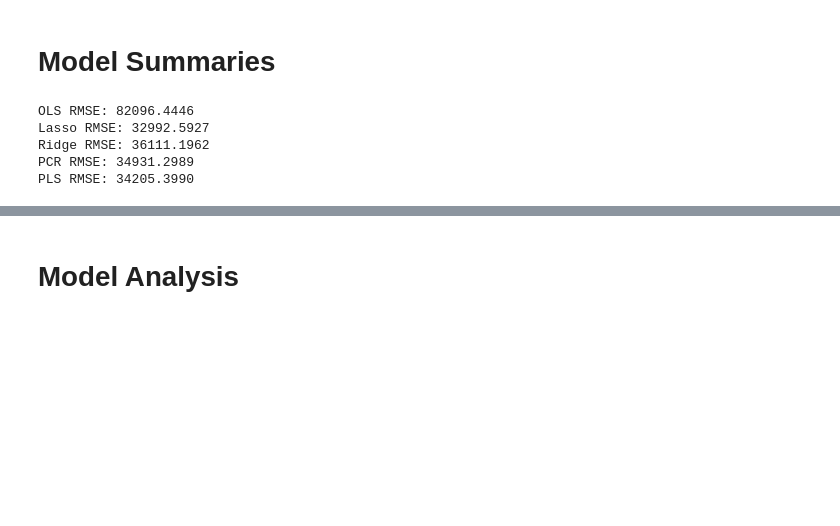
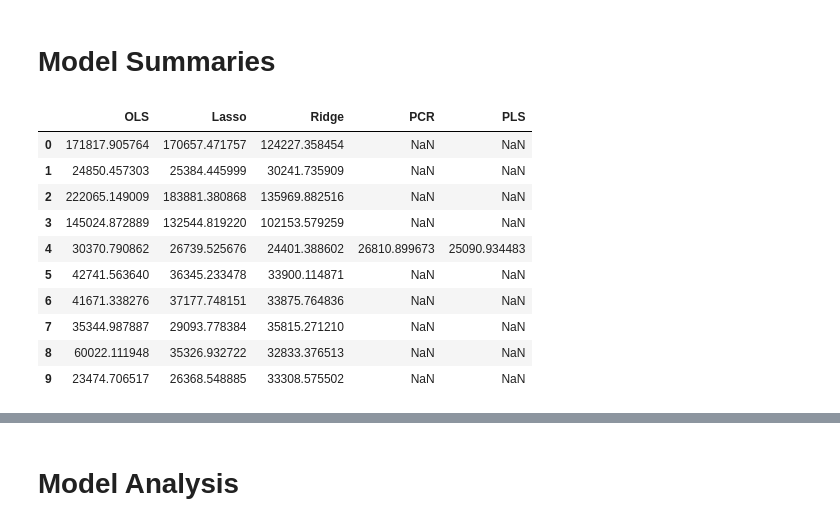
Before and after one commit to Rmorsch/Ames-House-Prices, a Jupyter notebook: Analysis.ipynb, the cells around one changed output, grey strips where cells are left out. Drawn from its saved outputs; the diff is of its cells as text; code cells hidden in the pictures; blank space fills up the shorter version.

```diff
--- a/Analysis.ipynb
+++ b/Analysis.ipynb
@@ -238,16 +286,24 @@ X_test_scaled = scaler.transform(X_test)
 # %% [markdown]
 ## OLS
 # %%
-ols_model = LinearRegression()
-ols_model.fit(X_train_scaled, y_train)
-y_preds = ols_model.predict(X_test_scaled)
-r_squared_score = ols_model.score(X_test_scaled, y_test)
+def ols_model_func(X_train_scaled, X_test_scaled, y_train, y_test, y_train_original, y_test_original):
+    ols_model = LinearRegression()
+    ols_model.fit(X_train_scaled, y_train)
+    y_preds = ols_model.predict(X_test_scaled)
+    r_squared_score = ols_model.score(X_test_scaled, y_test)
 
-# Inverse transform back to dollar scale
-ols_preds_dollars = convert_to_dollars(y_preds, lam, 0)
-mse = mean_squared_error(y_test_original, ols_preds_dollars)
-print(f"Mean Squared Error: {mse}")
-ols_rmse = np.sqrt(mse)
-print(f"Root Mean Squared Error: {ols_rmse}")
-print(f"R-squared score: {r_squared_score}")
-print(f"Intercept: {ols_model.intercept_}")
+    # Inverse transform back to dollar scale
+    ols_preds_dollars = inv_boxcox(y_preds, lam)
+    ols_mse = mean_squared_error(y_test_original, ols_preds_dollars)
+    print(f"Mean Squared Error: {ols_mse}")
+    ols_rmse = np.sqrt(ols_mse)
+    print(f"Root Mean Squared Error: {ols_rmse}")
+    print(f"R-squared score: {r_squared_score}")
+    print(f"Intercept: {ols_model.intercept_}")
+
+    # Print training RMSE, previously had issues want to make sure that doesnt happen again
+    ols_train_preds = inv_boxcox(ols_model.predict(X_train_scaled), lam)
+    ols_train_rmse = np.sqrt(mean_squared_error(y_train_original, ols_train_preds))
+    print(f"OLS Train RMSE: {ols_train_rmse:.4f}")
+
+    return ols_rmse, ols_preds_dollars
@@ -422,14 +580,17 @@ Test RMSE: 34205.3990
 # %% [markdown]
 # Model Summaries
 # %%
-print(f"OLS RMSE: {ols_rmse:.4f}")
-print(f"Lasso RMSE: {lasso_rmse:.4f}")
-print(f"Ridge RMSE: {ridge_rmse:.4f}")
-print(f"PCR RMSE: {pcr_rmse:.4f}")
-print(f"PLS RMSE: {pls_rmse:.4f}")
+results_df = pd.DataFrame(results_rmse, columns=['OLS', 'Lasso', 'Ridge', 'PCR', 'PLS'])
+results_df
 # %% [output]
-OLS RMSE: 82096.4446
-Lasso RMSE: 32992.5927
-Ridge RMSE: 36111.1962
-PCR RMSE: 34931.2989
-PLS RMSE: 34205.3990
+|  | OLS | Lasso | Ridge | PCR | PLS |
+| 0 | 171817.905764 | 170657.471757 | 124227.358454 | NaN | NaN |
+| 1 | 24850.457303 | 25384.445999 | 30241.735909 | NaN | NaN |
+| 2 | 222065.149009 | 183881.380868 | 135969.882516 | NaN | NaN |
+| 3 | 145024.872889 | 132544.819220 | 102153.579259 | NaN | NaN |
+| 4 | 30370.790862 | 26739.525676 | 24401.388602 | 26810.899673 | 25090.934483 |
+| 5 | 42741.563640 | 36345.233478 | 33900.114871 | NaN | NaN |
+| 6 | 41671.338276 | 37177.748151 | 33875.764836 | NaN | NaN |
+| 7 | 35344.987887 | 29093.778384 | 35815.271210 | NaN | NaN |
+| 8 | 60022.111948 | 35326.932722 | 32833.376513 | NaN | NaN |
+| 9 | 23474.706517 | 26368.548885 | 33308.575502 | NaN | NaN |
```
Also changed, not shown: parts of 50 cells of this notebook, 2 other files.
